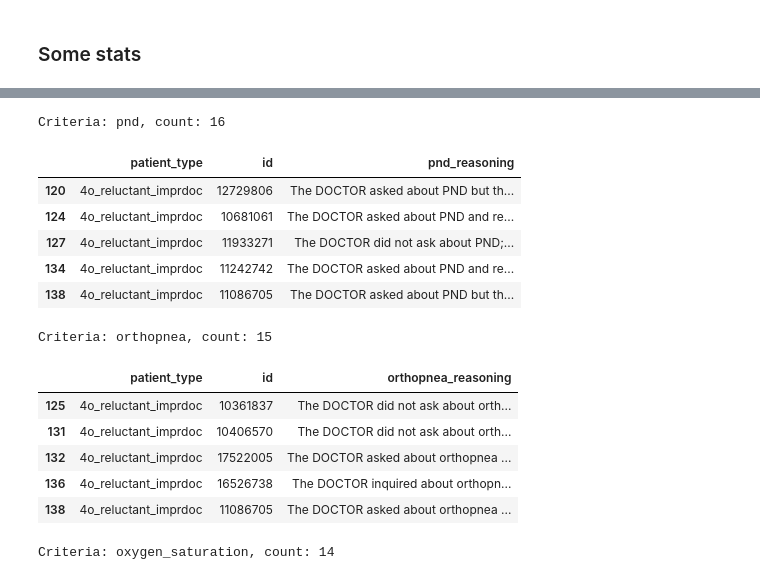
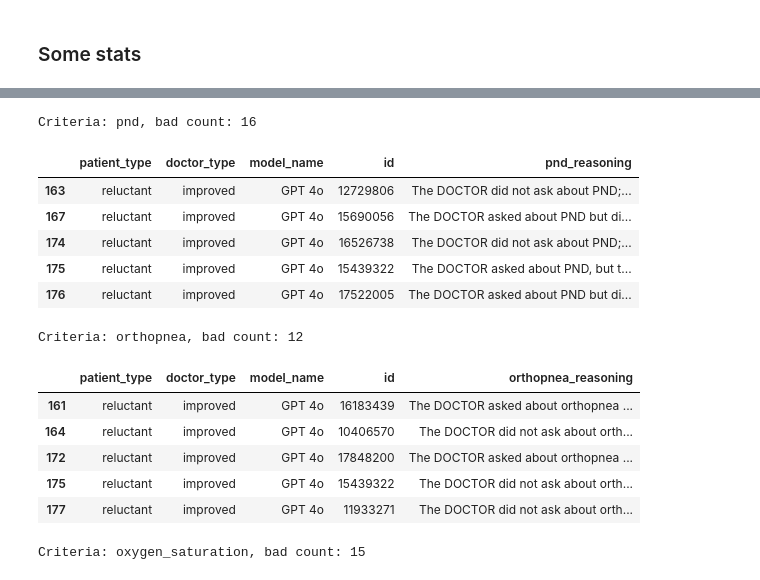
Before and after one commit to recoverycompanion/reco, a Jupyter notebook: reco_analysis/notebooks/judge/2.1_llm_judge_transcript.ipynb, the cells around one changed output, grey strips where cells are left out. Cells and saved outputs as stored; diff of their text form; code cells hidden in the pictures.

```diff
--- a/reco_analysis/notebooks/judge/2.1_llm_judge_transcript.ipynb
+++ b/reco_analysis/notebooks/judge/2.1_llm_judge_transcript.ipynb
@@ -227,12 +335,0 @@ def parse_response(response_content: str):
-# %%
-all_rows_series: list[pd.Series] = []
-all_responses: dict = {}  # key: "{patient_type}_{patient_id}", value: response
-
-# check to see if it's saved, if so, load it (pickle)
-if os.path.exists("2.1_llm_judge_transcript_responses.pkl"):
-    with open("2.1_llm_judge_transcript_responses.pkl", "rb") as f:
-        all_responses = pickle.load(f)
-
-if os.path.exists("2.1_llm_judge_transcript_rows.pkl"):
-    with open("2.1_llm_judge_transcript_rows.pkl", "rb") as f:
-        all_rows_series = pickle.load(f)
@@ -255 +336,5 @@ if os.path.exists("2.1_llm_judge_transcript_rows.pkl"):
+# %%
+save_base_path = "../../data/evaluations/transcripts/2.1_llm_judge_transcript_results/"
+responses_filename = "openai_api_responses.pkl"
+df_filename = "df_results.pkl"
 # %%
@@ -348,15 +465,2 @@ Time taken to evaluate 180 transcripts: 2474.00 seconds (13.74 seconds per trans
-# %%
-# save
-import pickle
-
-df.to_csv("2.1_llm_judge_transcript_results.csv", index=False)
-df.to_pickle("2.1_llm_judge_transcript_results.pkl")
-
-# use pickle to save `all_responses` and `all_rows_series` for debugging
-with open("2.1_llm_judge_transcript_responses.pkl", "wb") as f:
-    pickle.dump(all_responses, f)
-
-with open("2.1_llm_judge_transcript_rows.pkl", "wb") as f:
-    pickle.dump(all_rows_series, f)
 # %%
 # An example of a parsed response
@@ -406,3 +494,6 @@ Total cost: $0.183
 # %% [markdown]
 ### Some stats
+# %%
+# run this if necessary
+df_results = pd.read_pickle(save_base_path + df_filename)
 # %%
@@ -480,24 +772,26 @@ plt.show()
 # %%
 # What's going on with some of these criteria for reluctant patients?
-df = pd.read_csv("2.1_llm_judge_transcript_results.csv")  # load the saved file
-df_reluctant = df[df["patient_type"].str.contains("4o_reluctant_imprdoc")]
+df = df_results.copy()
+df_reluctant = df[df["transcript_name"].str.contains("gpt4o_reluctant_imprdoc")]
 for criteria_to_critique in ["pnd", "orthopnea", "oxygen_saturation"]:
-    bad_subset = df_reluctant[df_reluctant[criteria_to_critique] == 0][["patient_type", "id", criteria_to_critique + "_reasoning"]]
-    print(f"Criteria: {criteria_to_critique}, count: {len(bad_subset)}")
-    display(bad_subset.sample(5).sort_index())
+    bad_subset = df_reluctant[df_reluctant[criteria_to_critique] == 0][["patient_type", "doctor_type", "model_name", "id", criteria_to_critique + "_reasoning"]]
+    if len(bad_subset) == 0:
+        continue
+    print(f"Criteria: {criteria_to_critique}, bad count: {len(bad_subset)}")
+    display(bad_subset.sample(min(5, len(bad_subset))).sort_index())
 # %% [output]
-Criteria: pnd, count: 16
+Criteria: pnd, bad count: 16
-|  | patient_type | id | pnd_reasoning |
-| 120 | 4o_reluctant_imprdoc | 12729806 | The DOCTOR asked about PND but th... |
-| 124 | 4o_reluctant_imprdoc | 10681061 | The DOCTOR asked about PND and re... |
-| 127 | 4o_reluctant_imprdoc | 11933271 | The DOCTOR did not ask about PND;... |
-| 134 | 4o_reluctant_imprdoc | 11242742 | The DOCTOR asked about PND and re... |
-| 138 | 4o_reluctant_imprdoc | 11086705 | The DOCTOR asked about PND but th... |
+|  | patient_type | doctor_type | model_name | id | pnd_reasoning |
+| 163 | reluctant | improved | GPT 4o | 12729806 | The DOCTOR did not ask about PND;... |
+| 167 | reluctant | improved | GPT 4o | 15690056 | The DOCTOR asked about PND but di... |
+| 174 | reluctant | improved | GPT 4o | 16526738 | The DOCTOR did not ask about PND;... |
+| 175 | reluctant | improved | GPT 4o | 15439322 | The DOCTOR asked about PND, but t... |
+| 176 | reluctant | improved | GPT 4o | 17522005 | The DOCTOR asked about PND but di... |
-Criteria: orthopnea, count: 15
+Criteria: orthopnea, bad count: 12
-|  | patient_type | id | orthopnea_reasoning |
-| 125 | 4o_reluctant_imprdoc | 10361837 | The DOCTOR did not ask about orth... |
-| 131 | 4o_reluctant_imprdoc | 10406570 | The DOCTOR did not ask about orth... |
-| 132 | 4o_reluctant_imprdoc | 17522005 | The DOCTOR asked about orthopnea ... |
-| 136 | 4o_reluctant_imprdoc | 16526738 | The DOCTOR inquired about orthopn... |
-| 138 | 4o_reluctant_imprdoc | 11086705 | The DOCTOR asked about orthopnea ... |
+|  | patient_type | doctor_type | model_name | id | orthopnea_reasoning |
+| 161 | reluctant | improved | GPT 4o | 16183439 | The DOCTOR asked about orthopnea ... |
+| 164 | reluctant | improved | GPT 4o | 10406570 | The DOCTOR did not ask about orth... |
+| 172 | reluctant | improved | GPT 4o | 17848200 | The DOCTOR asked about orthopnea ... |
+| 175 | reluctant | improved | GPT 4o | 15439322 | The DOCTOR did not ask about orth... |
+| 177 | reluctant | improved | GPT 4o | 11933271 | The DOCTOR did not ask about orth... |
-Criteria: oxygen_saturation, count: 14
+Criteria: oxygen_saturation, bad count: 15
```
Also changed, not shown: parts of 20 cells of this notebook.
